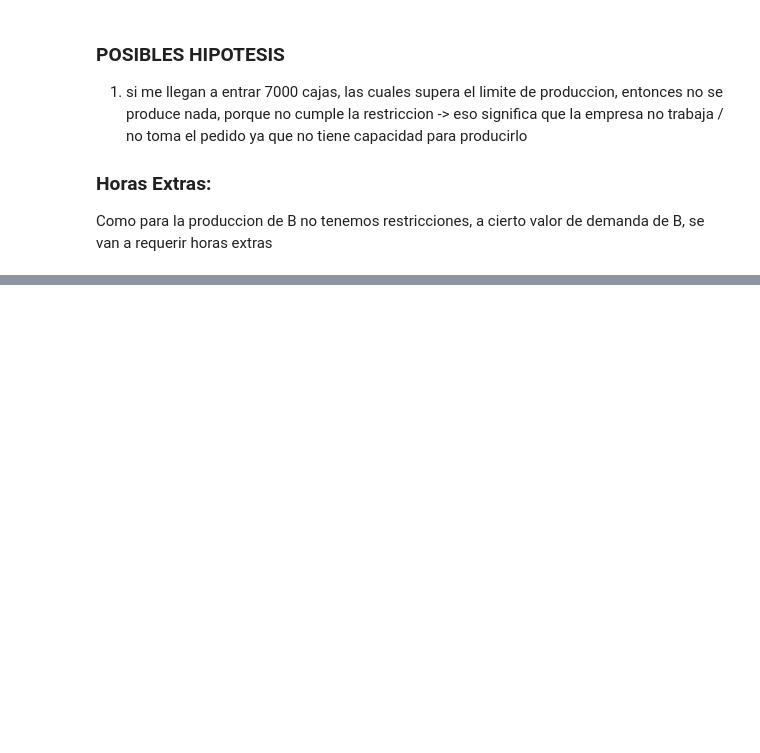
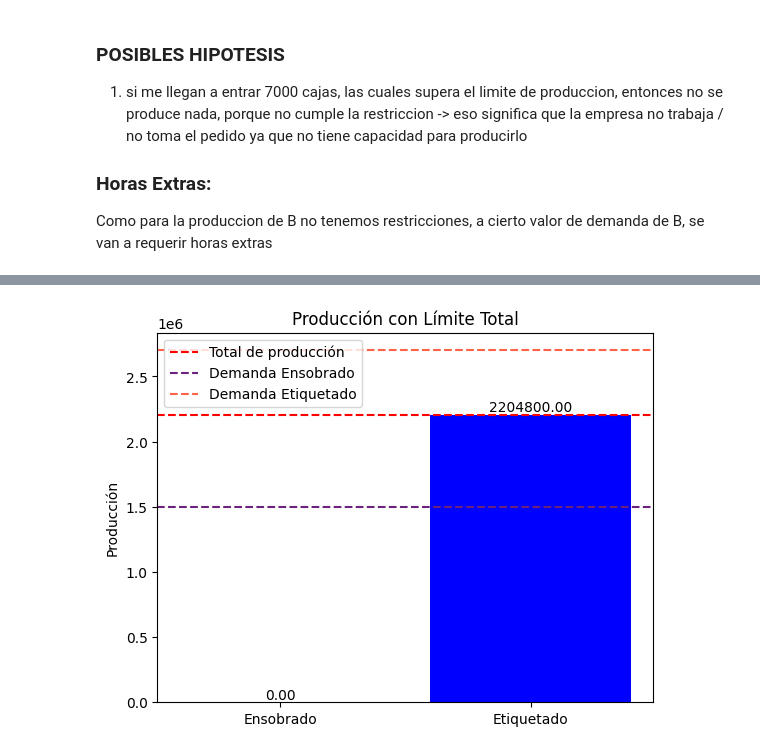
Before and after one commit to santiagojorda/FIUBA-modelos-y-optimizacion-tpg, a Jupyter notebook: TP/TP.ipynb, the cells around one changed output, grey strips where cells are left out. Drawn from its saved outputs; the diff is of its cells as text; code cells hidden in the pictures; blank space fills up the shorter version.

```diff
--- a/TP/TP.ipynb
+++ b/TP/TP.ipynb
@@ -90,57 +76,66 @@ Como para la produccion de B no tenemos restricciones, a cierto valor de demanda
 # %%
-# mdl1 = Model(name="TP: Equipo A SRL (CASO BASE)")
+mdl1 = Model(name="TP: Equipo A SRL (CASO BASE)")
 
-# producido = dict()
-# cantidad_cajas = dict()
-# horas_produccion_producto = dict()
-# for servicio in servicios:
-#     producido[servicio] = mdl1.continuous_var(name=f'Producido_{servicio}')
-#     cantidad_cajas[servicio] = mdl1.continuous_var(name=f"Cantidad_Cajas_A_Comprar_Para_{servicio}")
-#     horas_produccion_producto[servicio] = mdl1.continuous_var(name=f"Consumo_horas_produccion_de_{servicio}")
-# horas_maquina = mdl1.continuous_var(name=f"Consumo_horas_maquina")
-# horas_extra = mdl1.continuous_var(name=f"Horas_Extra")
-# capacidad_ociosa = mdl1.continuous_var(name=f"Horas_Sobrantes")
-# cantidad_translados = mdl1.continuous_var(name=f"Cantidad_Translados")
+producido = dict()
+cantidad_cajas = dict()
+horas_produccion_producto = dict()
+print(servicios)
+for servicio in servicios:
+    producido[servicio] = mdl1.continuous_var(name=f'Producido_{servicio}')
+    cantidad_cajas[servicio] = mdl1.continuous_var(name=f"Cantidad_Cajas_A_Comprar_Para_{servicio}")
+    horas_produccion_producto[servicio] = mdl1.continuous_var(name=f"Consumo_horas_produccion_de_{servicio}")
+horas_maquina = mdl1.continuous_var(name=f"Consumo_horas_maquina")
+horas_extra = mdl1.continuous_var(name=f"Horas_Extra")
+capacidad_ociosa = mdl1.continuous_var(name=f"Horas_Sobrantes")
+cantidad_translados = mdl1.continuous_var(name=f"Cantidad_Translados")
 
-# #-- RESTRICCIONES --
-# #-- DEMANDA MAXIMA --
-# for servicio in servicios:
-#     mdl1.add_constraint(producido[servicio] <= LIMITES_PRODUCCION[servicio])
+#-- RESTRICCIONES --
+#-- DEMANDA MAXIMA --
+for servicio in servicios:
+    mdl1.add_constraint(producido[servicio] <= LIMITES_PRODUCCION[servicio])
 
-# #-- CONSUMO RECURSOS --
-# # Consumo de cajas
-# for servicio in servicios:
-#     mdl1.add_constraint(CAPACIDAD_CAJA[servicio]*cantidad_cajas[servicio] == producido[servicio])
+#-- CONSUMO RECURSOS --
+# Consumo de cajas
+for servicio in servicios:
+    mdl1.add_constraint(CAPACIDAD_CAJA[servicio]*cantidad_cajas[servicio] == producido[servicio])
 
-# # Consumo de maquina
-# mdl1.add_constraint(PRODUCCION_MAQUINA[M1]*horas_maquina == producido[A]) # Solo el producto A tiene un proceso de maquina
-# mdl1.add_constraint(horas_maquina <= LIMITE_HORAS_MAQUINA[M1])
+# Consumo de maquina
+mdl1.add_constraint(PRODUCCION_MAQUINA[M1]*horas_maquina == producido[A]) # Solo el producto A tiene un proceso de maquina
+mdl1.add_constraint(horas_maquina <= LIMITE_HORAS_MAQUINA[M1])
 
-# # Consumo horas trabajo
-# for servicio in servicios:
-#     mdl1.add_constraint(PRODUCCION_HORA[servicio]*horas_produccion_producto[servicio] == producido[servicio])
-# horas_produccion = horas_produccion_producto[A] + horas_produccion_producto[B]
+# Consumo horas trabajo
+for servicio in servicios:
+    mdl1.add_constraint(PRODUCCION_HORA[servicio]*horas_produccion_producto[servicio] == producido[servicio])
+horas_produccion = horas_produccion_producto[A] + horas_produccion_producto[B]
 
-# # Translado
-# mdl1.add_constraint(CAPACIDAD_TRANSLADO[A]*cantidad_translados == producido[A])
+# Translado
+mdl1.add_constraint(CAPACIDAD_TRANSLADO[A]*cantidad_translados == producido[A])
 
-# #-- Restricciones horarias --
-# mdl1.add_constraint(PERSONAL_NECESARIO_MAQUINA[M1]*horas_maquina + horas_produccion == LIMITE_HORAS_HOMBRE + horas_extra - capacidad_ociosa)
+#-- Restricciones horarias --
+mdl1.add_constraint(PERSONAL_NECESARIO_MAQUINA[M1]*horas_maquina + horas_produccion == LIMITE_HORAS_HOMBRE + horas_extra - capacidad_ociosa)
 
 
-# #-- Max Horas extra --
-# mdl1.add_constraint(horas_extra <= MAX_HORAS_EXTRA_PERSONAL)
+#-- Max Horas extra --
+mdl1.add_constraint(horas_extra <= MAX_HORAS_EXTRA_PERSONAL)
 
-# ingresos = mdl1.sum(PRECIO_VENTA[servicio]*producido[servicio] for servicio in servicios)
-# costos_materia_prima = mdl1.sum(PRECIO_CAJAS*cantidad_cajas[servicio] for servicio in servicios)
-# costo_horas_extra = horas_extra*PRECIO_HORA_EXTRA
-# costo_capacidad_ociosa = capacidad_ociosa*PRECIO_CAPACIDAD_OCIOSA
-# costo_translado = cantidad_translados*PRECIO_TRANSLADO[A]
+ingresos = mdl1.sum(PRECIO_VENTA[servicio]*producido[servicio] for servicio in servicios)
+costos_materia_prima = mdl1.sum(PRECIO_CAJAS*cantidad_cajas[servicio] for servicio in servicios)
+costo_horas_extra = horas_extra*PRECIO_HORA_EXTRA
+costo_capacidad_ociosa = capacidad_ociosa*PRECIO_CAPACIDAD_OCIOSA
+costo_translado = cantidad_translados*PRECIO_TRANSLADO[A]
 
-# costos = costos_materia_prima + costo_horas_extra + costo_capacidad_ociosa + costo_translado
+costos = costos_materia_prima + costo_horas_extra + costo_capacidad_ociosa + costo_translado
 
-# beneficio = ingresos - costos
-# mdl1.maximize(beneficio)
+beneficio = ingresos - costos
+mdl1.maximize(beneficio)
 
-# # Imprimir la solución
-# imprimir_solucion(mdl1)
+# Imprimir la solución
+imprimir_solucion(mdl1)
+costos_totales = {
+    "materia_prima": costos_materia_prima,
+    "horas_extra": costo_horas_extra,
+    "capacidad_ociosa": costo_capacidad_ociosa,
+    "translado": costo_translado
+}
+imprimir_graficos(mdl1, servicios, producido, costos_totales, LIMITES_PRODUCCION)
+# %% [output]
@@ -146,0 +153 @@ Como para la produccion de B no tenemos restricciones, a cierto valor de demanda
+[figure, added]
```
Also changed, not shown: parts of 12 cells of this notebook, 1 other file.
